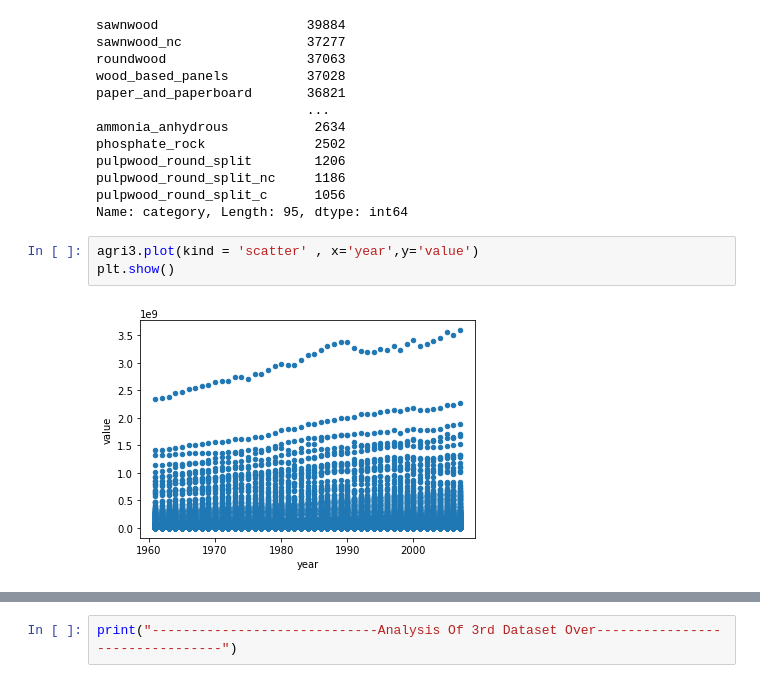
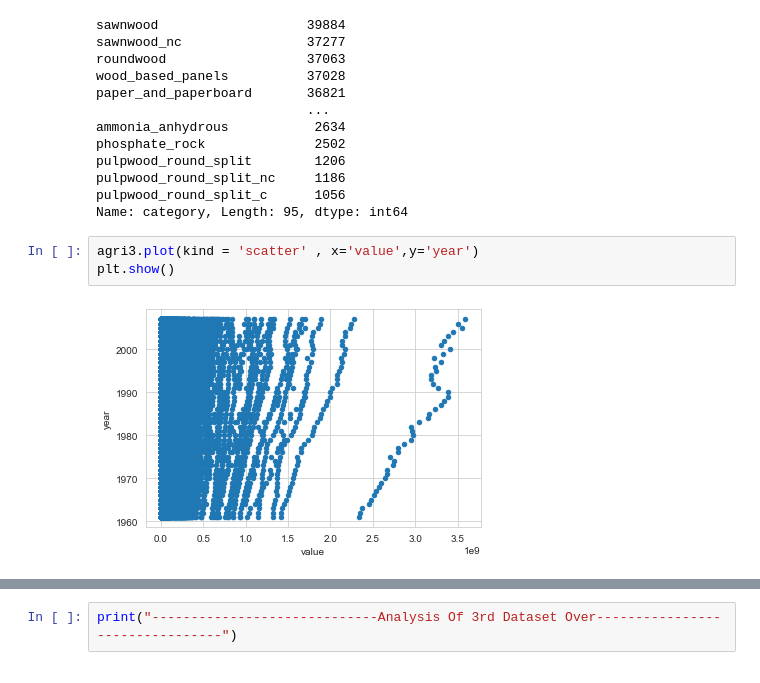
Before and after one commit to tirthanprajapati/Farm-Friend-Predection-Model-Project-Exibition, a Jupyter notebook: Project Exibition - 2022/Untitled.ipynb, the cells around one changed output, grey strips where cells are left out. Cells and saved outputs as stored; diff of their text form.

```diff
--- a/Project Exibition - 2022/Untitled.ipynb
+++ b/Project Exibition - 2022/Untitled.ipynb
@@ -154,9 +162,9 @@ pulpwood_round_split_nc     1186
 pulpwood_round_split_c      1056
 Name: category, Length: 95, dtype: int64
 # %%
-agri3.plot(kind = 'scatter' , x='year',y='value')
+agri3.plot(kind = 'scatter' , x='value',y='year')
 plt.show()
 # %% [output]
-[figure, old version]
+[figure, new version]
 # %%
 sns.set_style("whitegrid");
```
Also changed, not shown: parts of 18 cells of this notebook.
